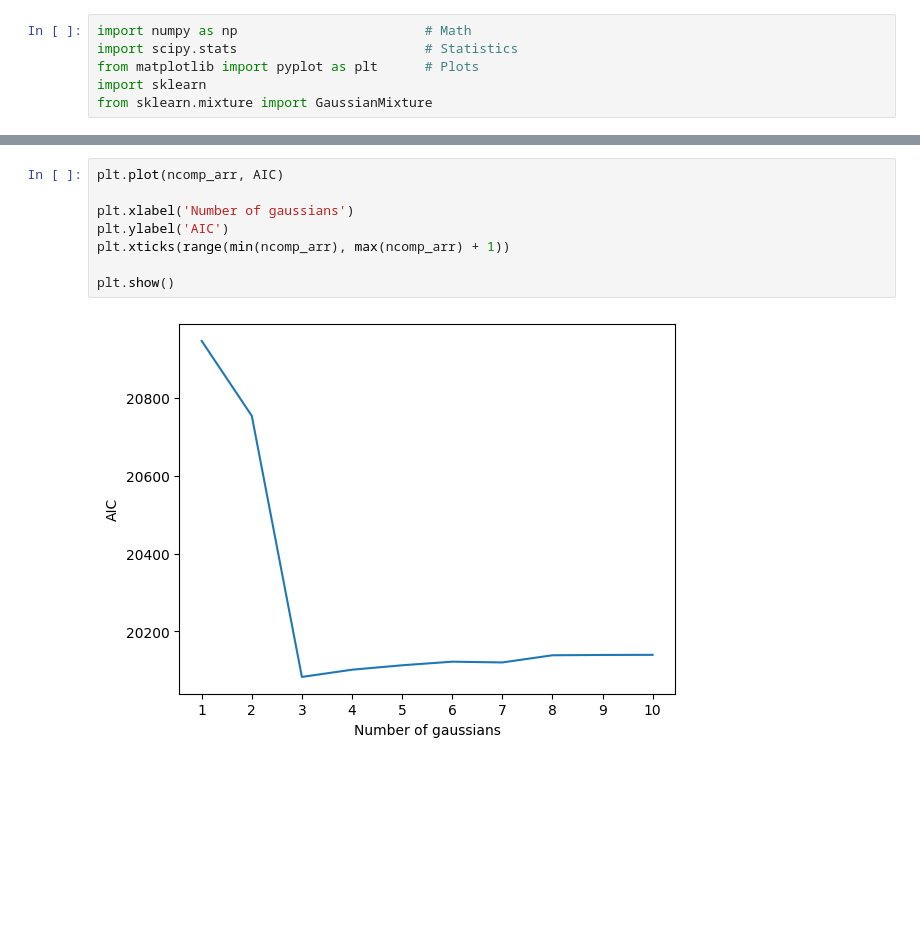
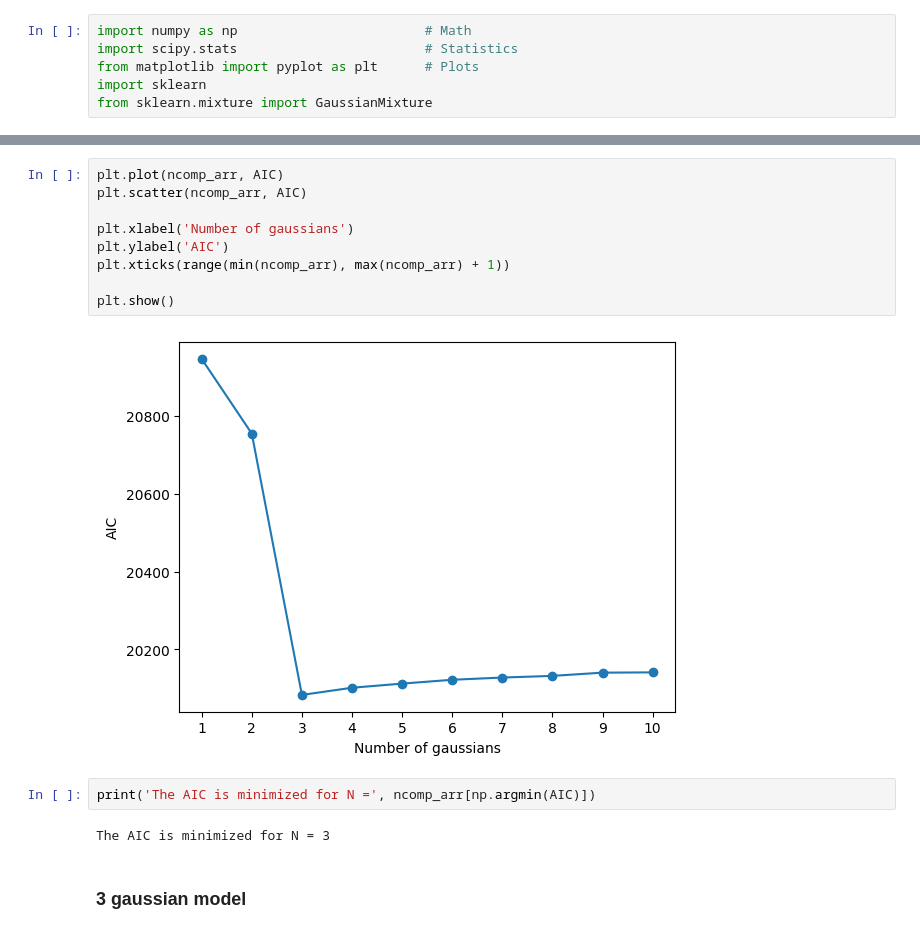
Before and after one commit to GiuliaConti/astrostatistics_bicocca_2024, a Jupyter notebook: working/E07_L06.ipynb, the cells around one changed output, grey strips where cells are left out. Cells and saved outputs as stored; diff of their text form; blank space fills up the shorter version.

```diff
--- a/working/E07_L06.ipynb
+++ b/working/E07_L06.ipynb
@@ -38,13 +56,20 @@ plt.show()
 # %%
 plt.plot(ncomp_arr, AIC)
+plt.scatter(ncomp_arr, AIC)
 
 plt.xlabel('Number of gaussians')
 plt.ylabel('AIC')
 plt.xticks(range(min(ncomp_arr), max(ncomp_arr) + 1))
 
 plt.show()
 # %% [output]
-[figure, old version]
+[figure, new version]
+# %%
+print('The AIC is minimized for N =', ncomp_arr[np.argmin(AIC)])
+# %% [output]
+The AIC is minimized for N = 3
+# %% [markdown]
+### 3 gaussian model
 # %%
 ncomponents = 3
 
```
Also changed, not shown: parts of 12 cells of this notebook, 2 other files.
